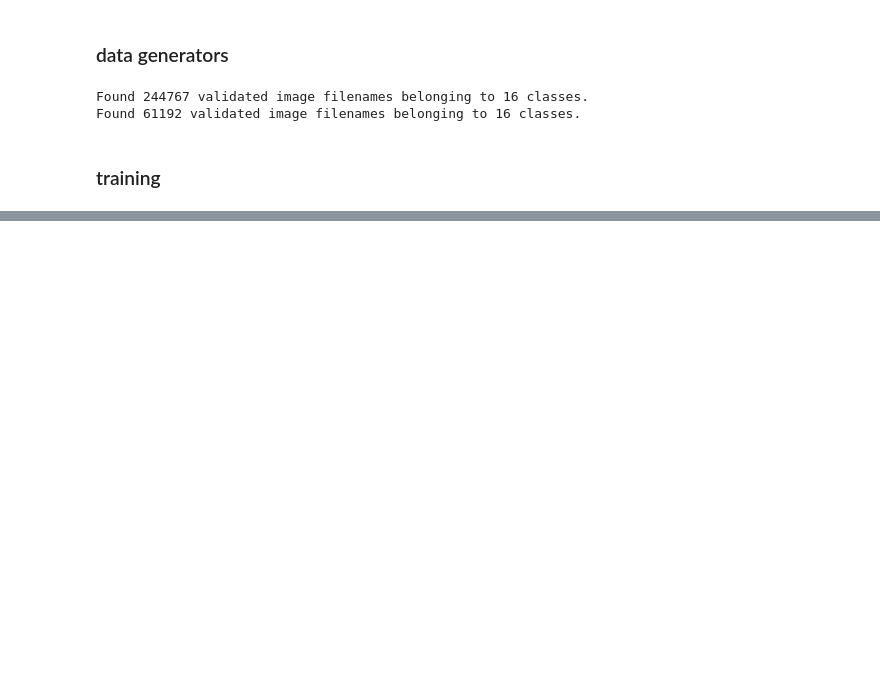
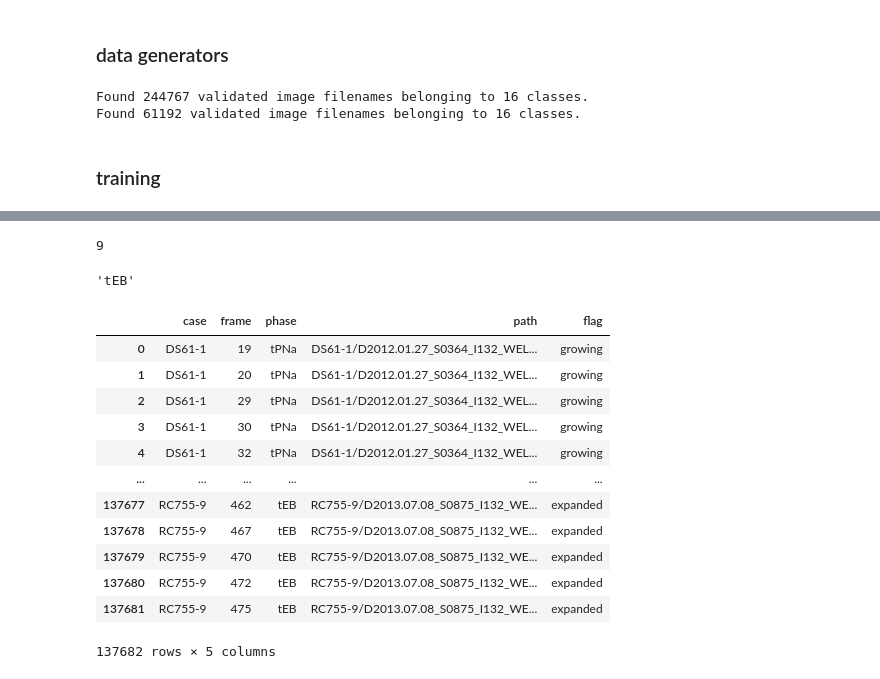
Before and after one commit to antujn/embryoAI, a Jupyter notebook: embryoAI_phase_2_training.ipynb, the cells around one changed output, grey strips where cells are left out. Cells and saved outputs as stored; diff of their text form; code cells hidden in the pictures; blank space fills up the shorter version.

```diff
--- a/embryoAI_phase_2_training.ipynb
+++ b/embryoAI_phase_2_training.ipynb
@@ -188,0 +259,24 @@ Epoch 1/10
+# %%
+predicted_class
+# %% [output]
+9
+# %%
+categories.get(predicted_class)
+# %% [output]
+'tEB'
+# %%
+test_df
+# %% [output]
+|  | case | frame | phase | path | flag |
+| 0 | DS61-1 | 19 | tPNa | DS61-1/D2012.01.27_S0364_I132_WEL... | growing |
+| 1 | DS61-1 | 20 | tPNa | DS61-1/D2012.01.27_S0364_I132_WEL... | growing |
+| 2 | DS61-1 | 29 | tPNa | DS61-1/D2012.01.27_S0364_I132_WEL... | growing |
+| 3 | DS61-1 | 30 | tPNa | DS61-1/D2012.01.27_S0364_I132_WEL... | growing |
+| 4 | DS61-1 | 32 | tPNa | DS61-1/D2012.01.27_S0364_I132_WEL... | growing |
+| ... | ... | ... | ... | ... | ... |
+| 137677 | RC755-9 | 462 | tEB | RC755-9/D2013.07.08_S0875_I132_WE... | expanded |
+| 137678 | RC755-9 | 467 | tEB | RC755-9/D2013.07.08_S0875_I132_WE... | expanded |
+| 137679 | RC755-9 | 470 | tEB | RC755-9/D2013.07.08_S0875_I132_WE... | expanded |
+| 137680 | RC755-9 | 472 | tEB | RC755-9/D2013.07.08_S0875_I132_WE... | expanded |
+| 137681 | RC755-9 | 475 | tEB | RC755-9/D2013.07.08_S0875_I132_WE... | expanded |
+137682 rows × 5 columns
```
Also changed, not shown: parts of 21 cells of this notebook, 16 other files.
